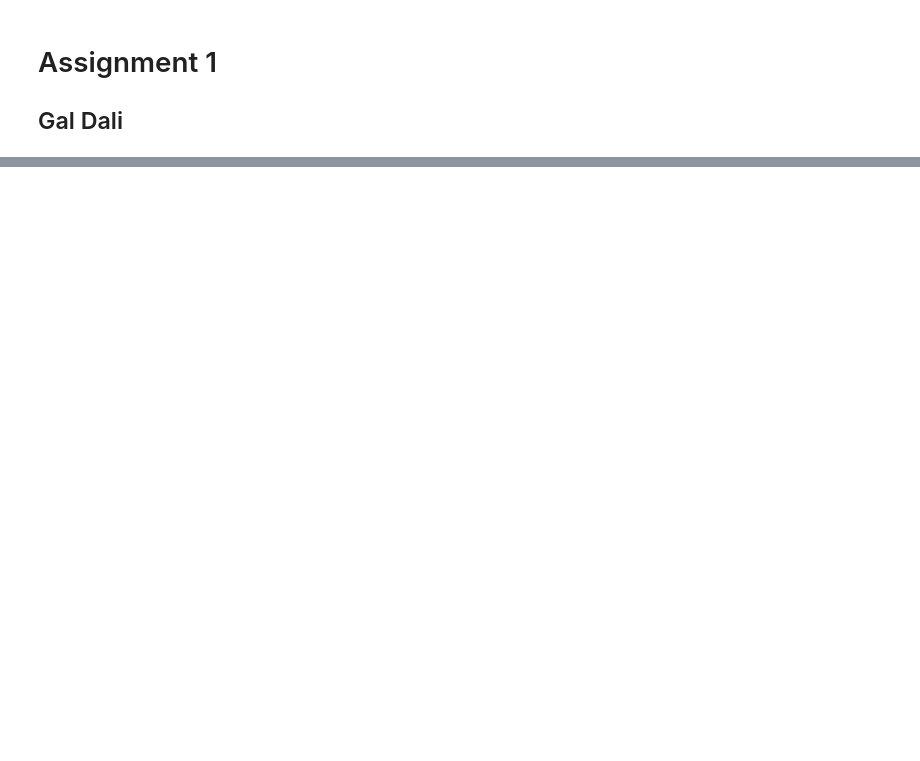
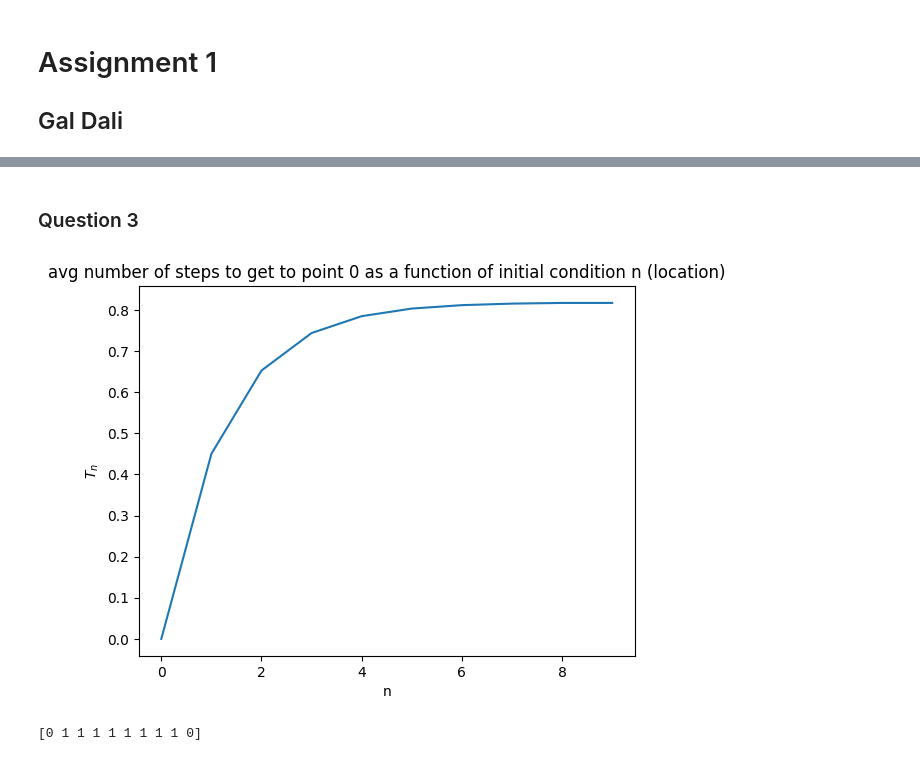
Before and after one commit to GalD101/Numerical-Analysis, a Jupyter notebook: assignment1.ipynb, the cells around one changed output, grey strips where cells are left out. Saved outputs shown, nothing was run; the diff lists cells and outputs as text; code cells hidden in the pictures; blank space fills up the shorter version.

```diff
--- a/assignment1.ipynb
+++ b/assignment1.ipynb
@@ -122,0 +176,42 @@ U:
+# %% [markdown]
+### Question 3
+# %%
+N = 10
+p = 0.55
+q = 1 - p
+
+t = [0] * N
+
+t[0] = 0  # we are already at the desired location
+# This is how I would do it but the question asks me to define a sparse matrix. See sparse matrix solution below.
+for i in range(1, N - 1):
+    t[i] = q * (t[i - 1] + 1) + p * (t[i + 1])
+
+t[N - 1] = t[N - 2]
+
+plt.plot([i for i in range(N)], t)
+plt.xlabel('n')
+plt.ylabel(r'$T_{n}$')
+plt.title('avg number of steps to get to point 0 as a function of initial condition n (location)')
+plt.show()
+
+import \
+    sparse  # does not work with python 3.13 :( (this is stupid) - solution: use a virtualenv with older version of python.
+
+# The matrix we get from the set of equations given in the assignment is tridiagonal, making it sparse
+identity = np.eye(N)
+result = np.ones(N)
+
+# Create the initial sparse matrix
+A = sparse.COO(identity + np.diag(-q * np.ones(N - 1), k=-1) + np.diag(-p * np.ones(N - 1), k=1) + [
+    [p if j == 0 and i == 1 else -p if j == N - 1 and i == N - 2 else 0 for i in range(N)] for j in range(N)])
+# for N = 4: The solution vector is b = (0, 1, 1, 0)^T
+b = np.asarray([0] + [1] * (N - 2) + [0])
+A_dense = A.todense()
+
+# Solve A*t = b using the methods I implemented for LU decomposition
+L, U = lu_decomp_tridiagonal(A_dense)
+# TODO: Implement forward and backward substitution and solve for t. then graph t as a function of n
+# %% [output]
+[figure, added]
+[0 1 1 1 1 1 1 1 1 0]
```
Also changed, not shown: parts of 8 cells of this notebook.
